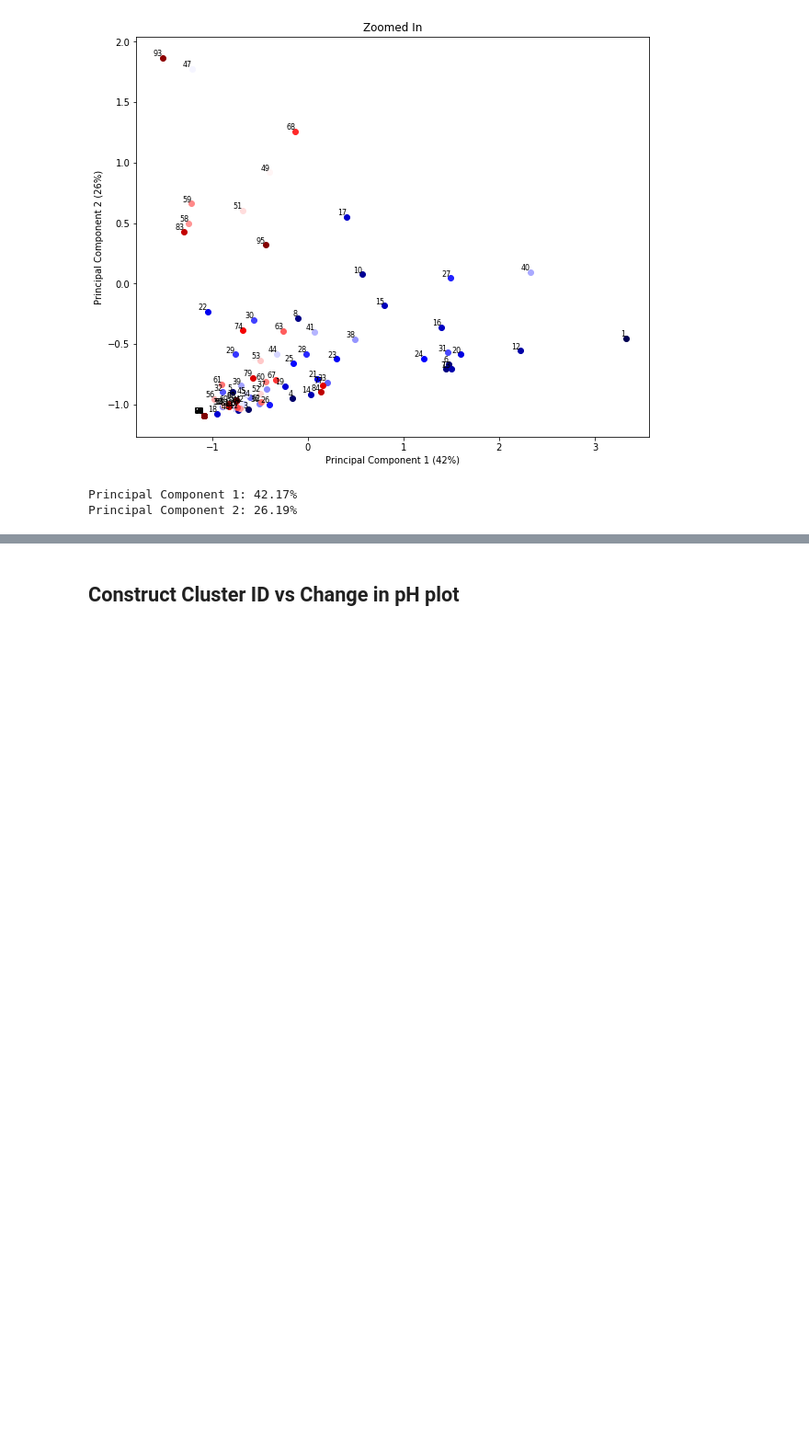
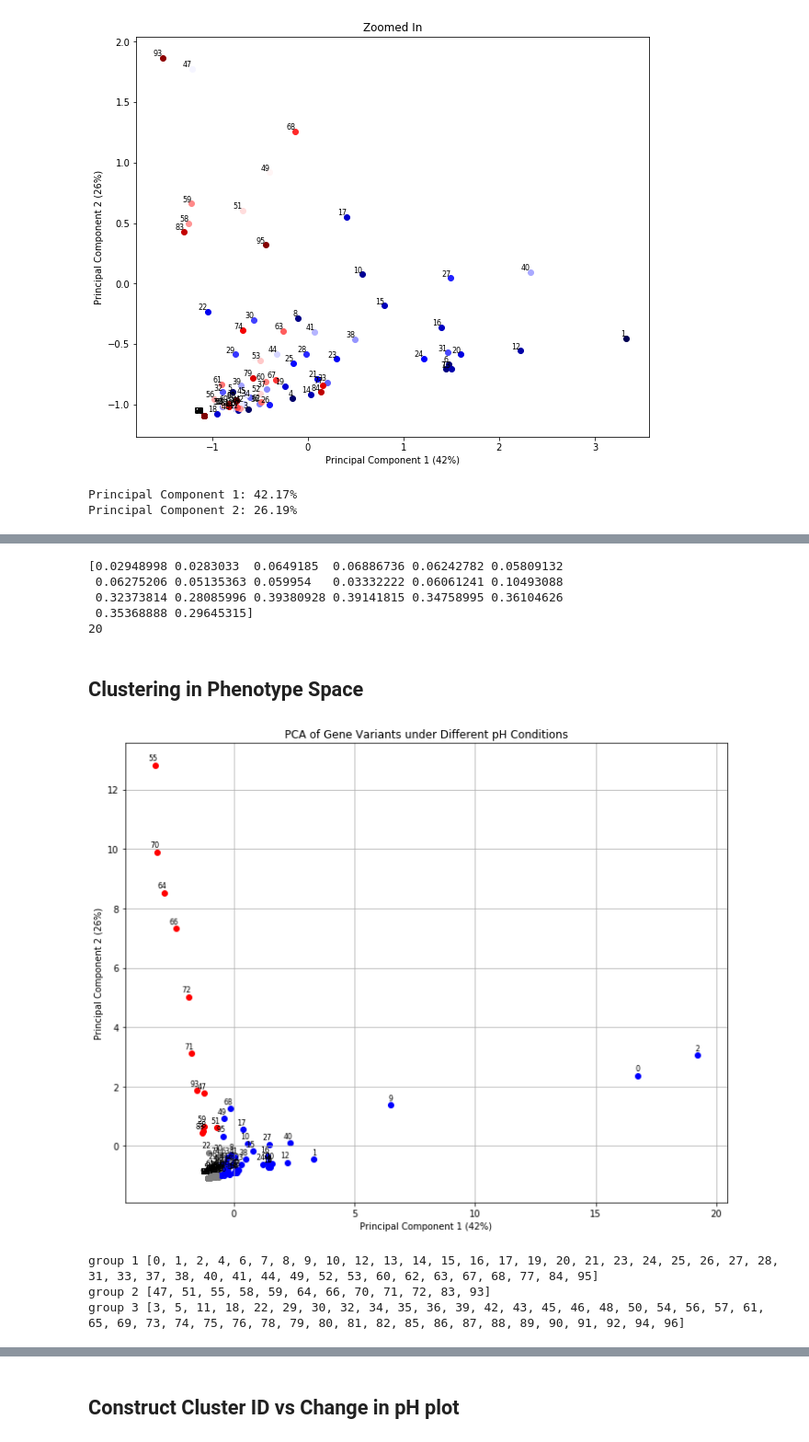
Before and after one commit to AddisonHowe/soil-metagenomics, a Jupyter notebook: organization.ipynb, the cells around one changed output, grey strips where cells are left out. Shown at 92% size. Drawn from its saved outputs; the diff is of its cells as text; code cells hidden in the pictures; blank space fills up the shorter version.

```diff
--- a/organization.ipynb
+++ b/organization.ipynb
@@ -264,0 +265,67 @@ plt.show()
+# %%
+print(pca.components_[1])
+print(len(pca.components_[0]))
+# %% [output]
+[0.02948998 0.0283033  0.0649185  0.06886736 0.06242782 0.05809132
+ 0.06275206 0.05135363 0.059954   0.03332222 0.06061241 0.10493088
+ 0.32373814 0.28085996 0.39380928 0.39141815 0.34758995 0.36104626
+ 0.35368888 0.29645315]
+20
+# %% [markdown]
+## Clustering in Phenotype Space
+# %%
+
+#try this:
+#nonneagive matrix factorization -- shows more signal when data is positive
+
+from sklearn.decomposition import PCA
+from sklearn.preprocessing import StandardScaler
+
+clustered_data = pd.read_csv('out/clustered_data_nar.tsv', sep='\t', header=None)
+data = clustered_data.values
+
+scaler = StandardScaler()
+scaled_data = scaler.fit_transform(data)
+
+
+# Perform PCA
+pca = PCA(n_components=2)
+principal_components = pca.fit_transform(scaled_data)
+
+group1 = [] #the group of variants with a positive first compenent
+group2 = [] #the group of variants with a negative first component, positive second componenet
+group3 = [] #the group of variants with a negative first component, negative second componenet
+
+# Plot the first two principal components with row index labels
+plt.figure(figsize=(10, 8))
+for i in range(principal_components.shape[0]):
+    if principal_components[i, 0] > -0.5:
+        plt.scatter(principal_components[i, 0], principal_components[i, 1], color='blue')
+        plt.text(principal_components[i, 0] + 0.1, principal_components[i, 1] + 0.1 , str(i), fontsize=8, ha='right', va='bottom')
+        group1.append(i)
+    elif principal_components[i, 1] > 0:
+        plt.scatter(principal_components[i, 0], principal_components[i, 1], color='red')
+        plt.text(principal_components[i, 0] + 0.1, principal_components[i, 1] + 0.1 , str(i), fontsize=8, ha='right', va='bottom')
+        group2.append(i)
+    else:
+        plt.scatter(principal_components[i, 0], principal_components[i, 1], color='grey')
+        plt.text(principal_components[i, 0] + 0.1, principal_components[i, 1] + 0.1 , str(i), fontsize=8, ha='right', va='bottom')
+        group3.append(i)
+
+
+plt.xlabel('Principal Component 1 (42%)')
+plt.ylabel('Principal Component 2 (26%)')
+plt.title('PCA of Gene Variants under Different pH Conditions')
+plt.grid(True)
+plt.tight_layout()
+plt.show()
+# %% [output]
+[figure, added]
+# %%
+print('group 1', group1)
+print('group 2', group2)
+print('group 3', group3)
+# %% [output]
+group 1 [0, 1, 2, 4, 6, 7, 8, 9, 10, 12, 13, 14, 15, 16, 17, 19, 20, 21, 23, 24, 25, 26, 27, 28, 31, 33, 37, 38, 40, 41, 44, 49, 52, 53, 60, 62, 63, 67, 68, 77, 84, 95]
+group 2 [47, 51, 55, 58, 59, 64, 66, 70, 71, 72, 83, 93]
+group 3 [3, 5, 11, 18, 22, 29, 30, 32, 34, 35, 36, 39, 42, 43, 45, 46, 48, 50, 54, 56, 57, 61, 65, 69, 73, 74, 75, 76, 78, 79, 80, 81, 82, 85, 86, 87, 88, 89, 90, 91, 92, 94, 96]
```
Also changed, not shown: parts of 31 cells of this notebook, 14 other files.
